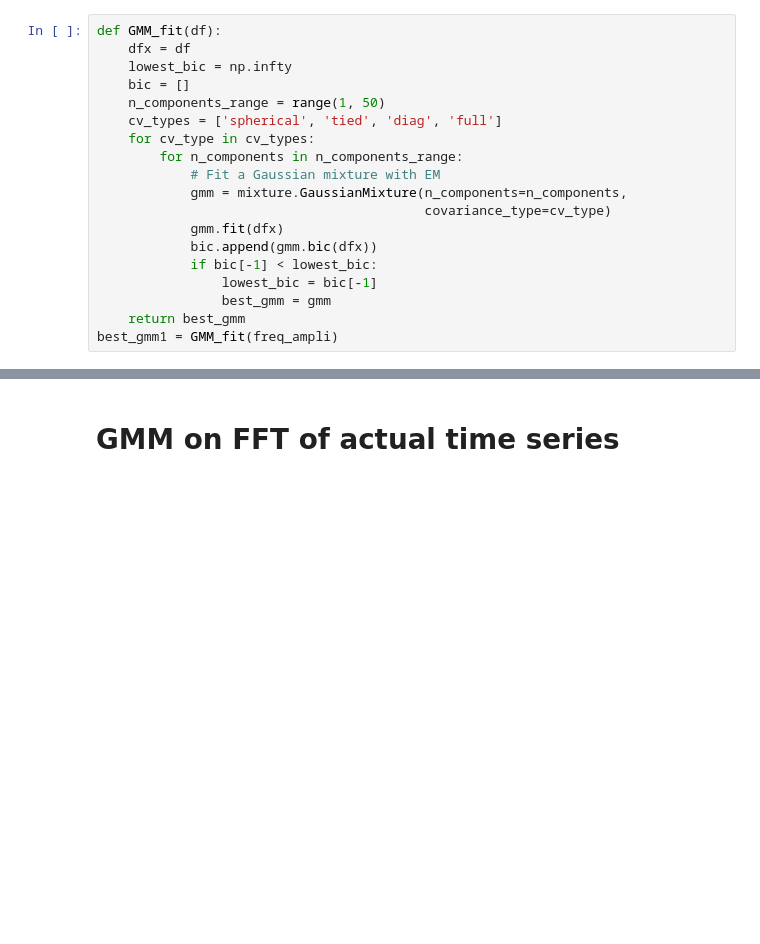
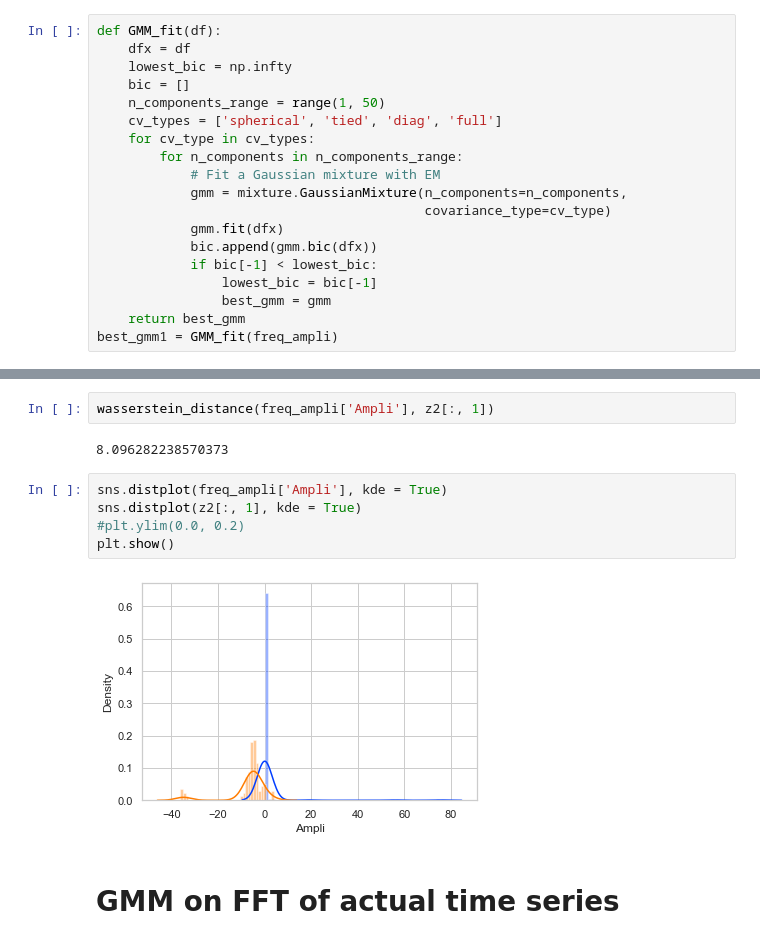
Before and after one commit to algoasylum/SatelliteImageAnalysis, a Jupyter notebook: Synthetic Data Representation/GMM - Triangle .ipynb, the cells around one changed output, grey strips where cells are left out. Cells and saved outputs as stored; diff of their text form; blank space fills up the shorter version.

```diff
--- a/Synthetic Data Representation/GMM - Triangle .ipynb
+++ b/Synthetic Data Representation/GMM - Triangle .ipynb
@@ -144,3 +158,14 @@ plt.show()
+# %%
+wasserstein_distance(freq_ampli['Ampli'], z2[:, 1])
+# %% [output]
+8.096282238570373
+# %%
+sns.distplot(freq_ampli['Ampli'], kde = True)
+sns.distplot(z2[:, 1], kde = True)
+#plt.ylim(0.0, 0.2)
+plt.show()
+# %% [output]
+[figure, added]
 # %% [markdown]
 # GMM on FFT of actual time series
 # %%
```
Also changed, not shown: parts of 54 cells of this notebook, 20 other files.
